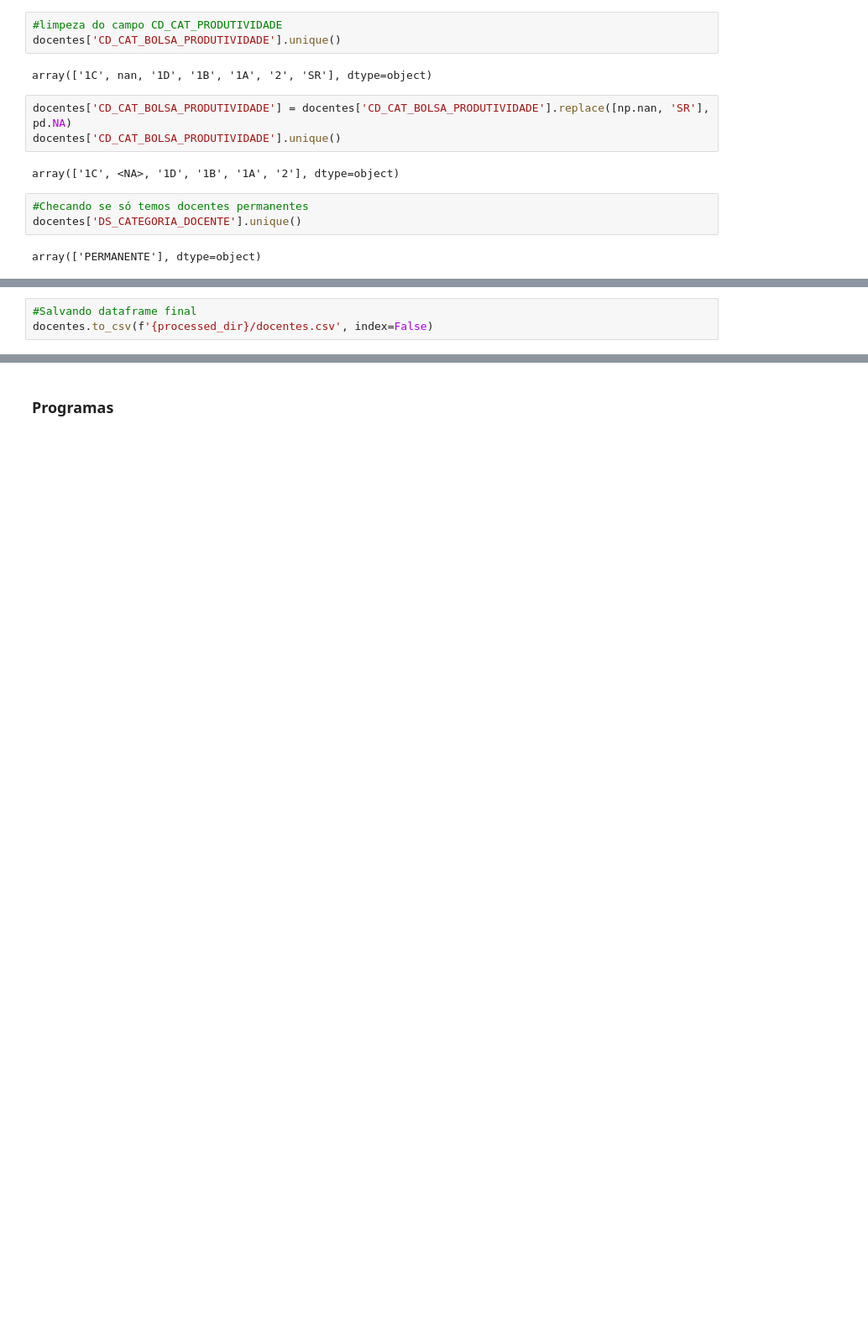
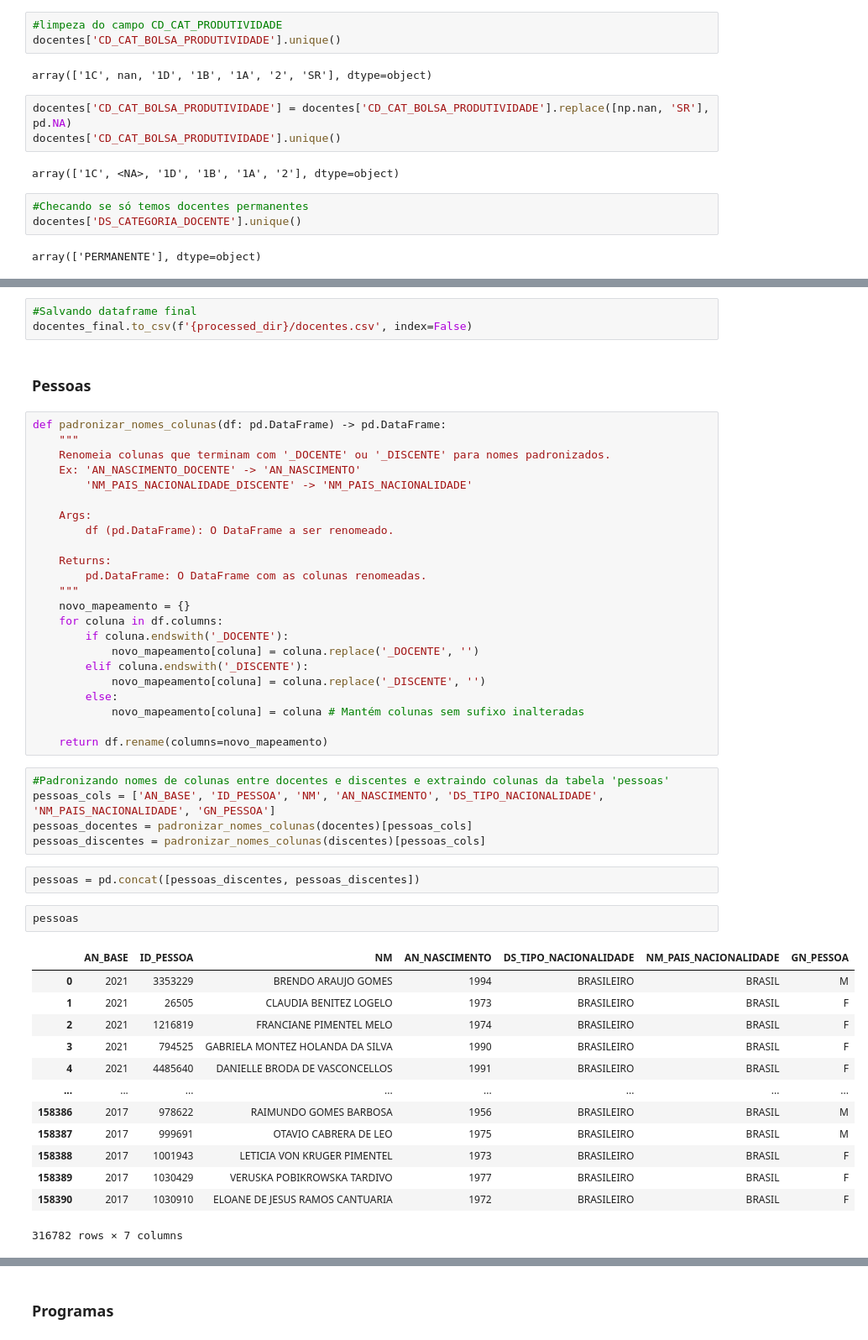
Before and after one commit to GID-UFRJ/sucupira_ufrj, a Jupyter notebook: ufrj_capes.ipynb, the cells around one changed output, grey strips where cells are left out. Shown at 84% size. Saved outputs shown, nothing was run; the diff lists cells and outputs as text; blank space fills up the shorter version.

```diff
--- a/ufrj_capes.ipynb
+++ b/ufrj_capes.ipynb
@@ -957,3 +906,51 @@ docentes.head()
 # %%
 #Salvando dataframe final
-docentes.to_csv(f'{processed_dir}/docentes.csv', index=False)
+docentes_final.to_csv(f'{processed_dir}/docentes.csv', index=False)
+# %% [markdown]
+### Pessoas
+# %%
+def padronizar_nomes_colunas(df: pd.DataFrame) -> pd.DataFrame:
+    """
+    Renomeia colunas que terminam com '_DOCENTE' ou '_DISCENTE' para nomes padronizados.
+    Ex: 'AN_NASCIMENTO_DOCENTE' -> 'AN_NASCIMENTO'
+        'NM_PAIS_NACIONALIDADE_DISCENTE' -> 'NM_PAIS_NACIONALIDADE'
+
+    Args:
+        df (pd.DataFrame): O DataFrame a ser renomeado.
+
+    Returns:
+        pd.DataFrame: O DataFrame com as colunas renomeadas.
+    """
+    novo_mapeamento = {}
+    for coluna in df.columns:
+        if coluna.endswith('_DOCENTE'):
+            novo_mapeamento[coluna] = coluna.replace('_DOCENTE', '')
+        elif coluna.endswith('_DISCENTE'):
+            novo_mapeamento[coluna] = coluna.replace('_DISCENTE', '')
+        else:
+            novo_mapeamento[coluna] = coluna # Mantém colunas sem sufixo inalteradas
+
+    return df.rename(columns=novo_mapeamento)
+# %%
+#Padronizando nomes de colunas entre docentes e discentes e extraindo colunas da tabela 'pessoas'
+pessoas_cols = ['AN_BASE', 'ID_PESSOA', 'NM', 'AN_NASCIMENTO', 'DS_TIPO_NACIONALIDADE', 'NM_PAIS_NACIONALIDADE', 'GN_PESSOA']
+pessoas_docentes = padronizar_nomes_colunas(docentes)[pessoas_cols]
+pessoas_discentes = padronizar_nomes_colunas(discentes)[pessoas_cols]
+# %%
+pessoas = pd.concat([pessoas_discentes, pessoas_discentes])
+# %%
+pessoas
+# %% [output]
+|  | AN_BASE | ID_PESSOA | NM | AN_NASCIMENTO | DS_TIPO_NACIONALIDADE | NM_PAIS_NACIONALIDADE | GN_PESSOA |
+| 0 | 2021 | 3353229 | BRENDO ARAUJO GOMES | 1994 | BRASILEIRO | BRASIL | M |
+| 1 | 2021 | 26505 | CLAUDIA BENITEZ LOGELO | 1973 | BRASILEIRO | BRASIL | F |
+| 2 | 2021 | 1216819 | FRANCIANE PIMENTEL MELO | 1974 | BRASILEIRO | BRASIL | F |
+| 3 | 2021 | 794525 | GABRIELA MONTEZ HOLANDA DA SILVA | 1990 | BRASILEIRO | BRASIL | F |
+| 4 | 2021 | 4485640 | DANIELLE BRODA DE VASCONCELLOS | 1991 | BRASILEIRO | BRASIL | F |
+| ... | ... | ... | ... | ... | ... | ... | ... |
+| 158386 | 2017 | 978622 | RAIMUNDO GOMES BARBOSA | 1956 | BRASILEIRO | BRASIL | M |
+| 158387 | 2017 | 999691 | OTAVIO CABRERA DE LEO | 1975 | BRASILEIRO | BRASIL | M |
+| 158388 | 2017 | 1001943 | LETICIA VON KRUGER PIMENTEL | 1973 | BRASILEIRO | BRASIL | F |
+| 158389 | 2017 | 1030429 | VERUSKA POBIKROWSKA TARDIVO | 1977 | BRASILEIRO | BRASIL | F |
+| 158390 | 2017 | 1030910 | ELOANE DE JESUS RAMOS CANTUARIA | 1972 | BRASILEIRO | BRASIL | F |
+316782 rows × 7 columns
```
Also changed, not shown: parts of 39 cells of this notebook.
